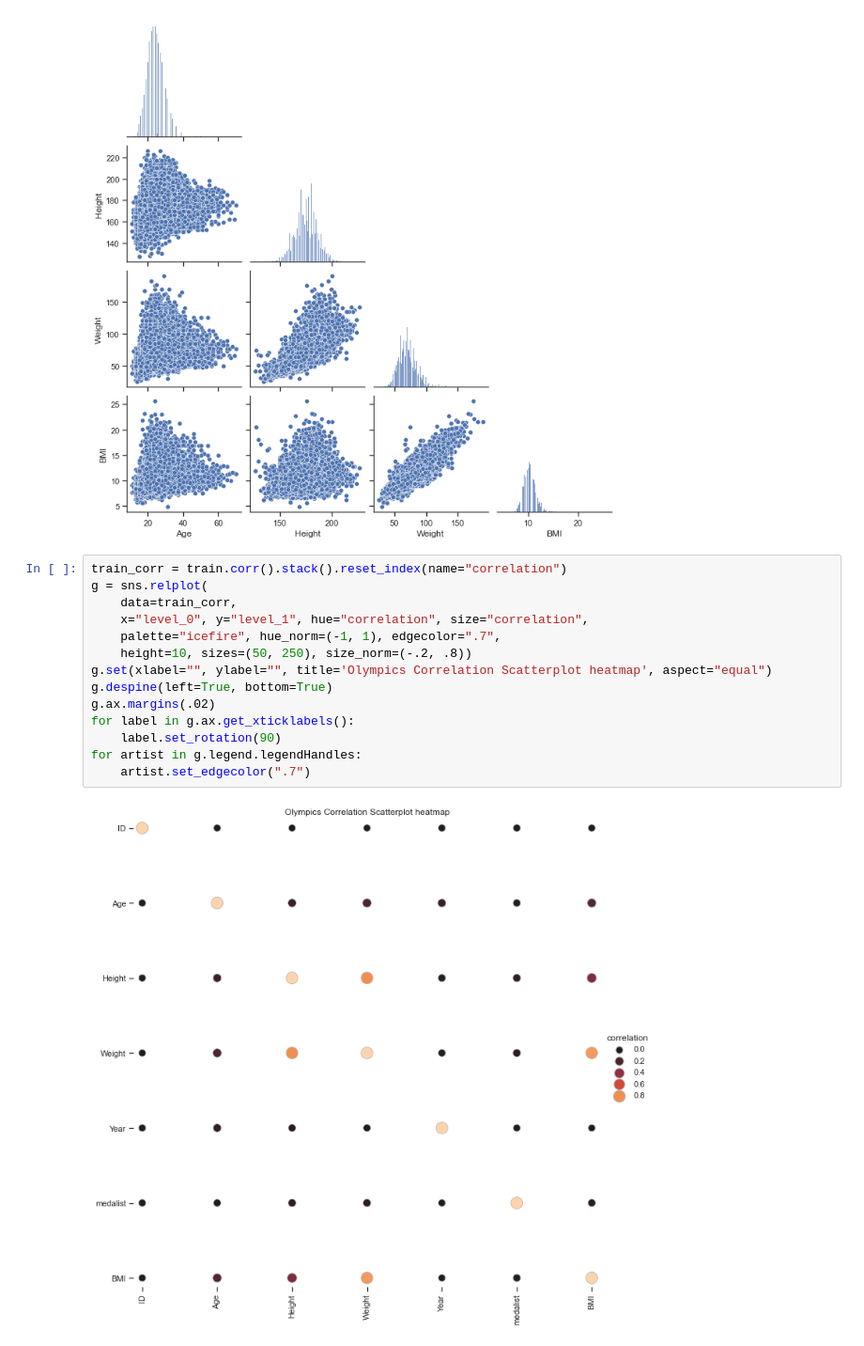
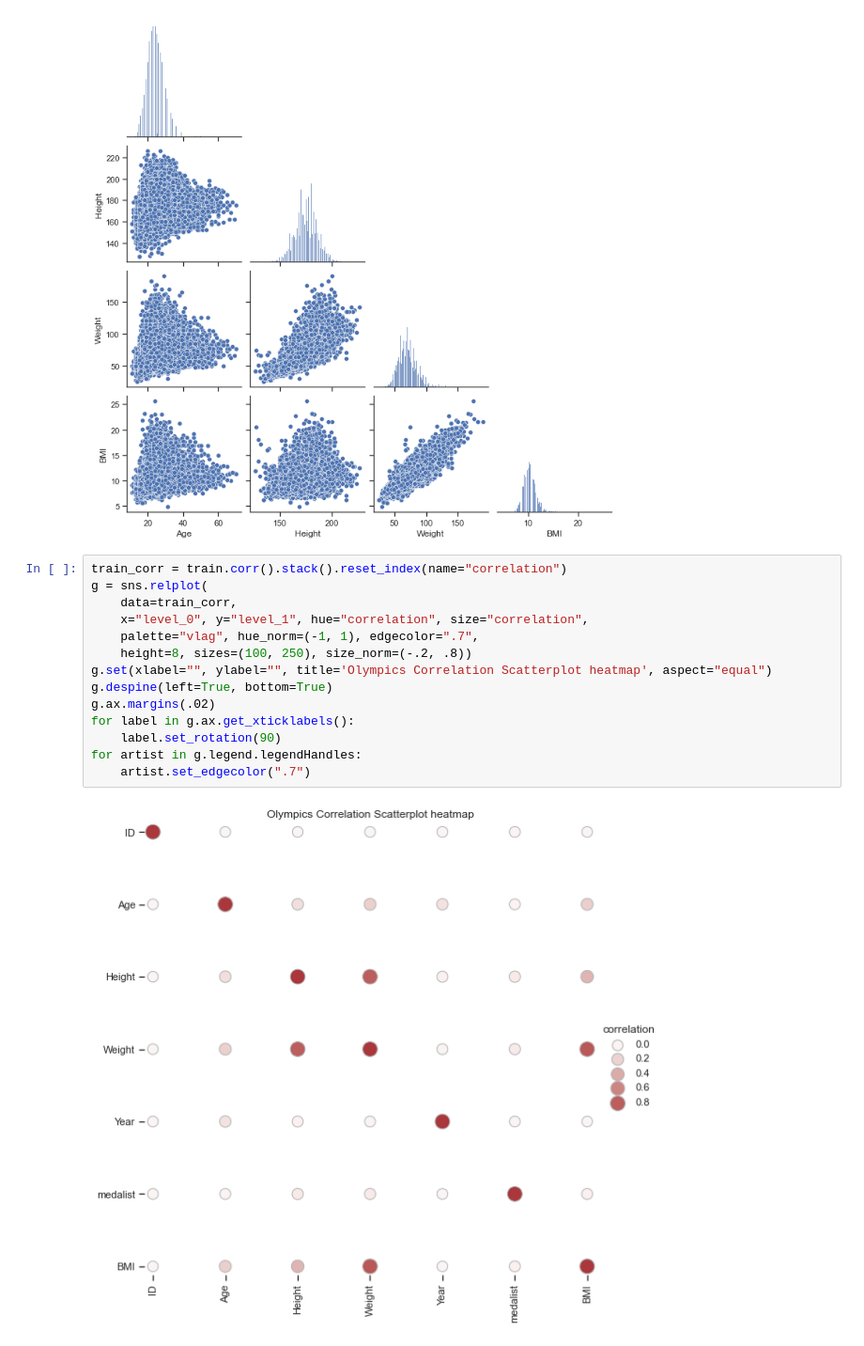
Before and after one commit to michael-haerle/olympic_dataset, a Jupyter notebook: initial_notebook.ipynb, the cells around one changed output. Shown at 94% size. Cells and saved outputs as stored; diff of their text form.

```diff
--- a/initial_notebook.ipynb
+++ b/initial_notebook.ipynb
@@ -494,16 +494,16 @@ sns.pairplot(train_scatter, corner=True)
 # %%
 train_corr = train.corr().stack().reset_index(name="correlation")
 g = sns.relplot(
     data=train_corr,
     x="level_0", y="level_1", hue="correlation", size="correlation",
-    palette="icefire", hue_norm=(-1, 1), edgecolor=".7",
-    height=10, sizes=(50, 250), size_norm=(-.2, .8))
+    palette="vlag", hue_norm=(-1, 1), edgecolor=".7",
+    height=8, sizes=(100, 250), size_norm=(-.2, .8))
 g.set(xlabel="", ylabel="", title='Olympics Correlation Scatterplot heatmap', aspect="equal")
 g.despine(left=True, bottom=True)
 g.ax.margins(.02)
 for label in g.ax.get_xticklabels():
     label.set_rotation(90)
 for artist in g.legend.legendHandles:
     artist.set_edgecolor(".7")
 # %% [output]
-[figure, old version]
+[figure, new version]
```
Also changed, not shown: parts of 1 cell of this notebook.
